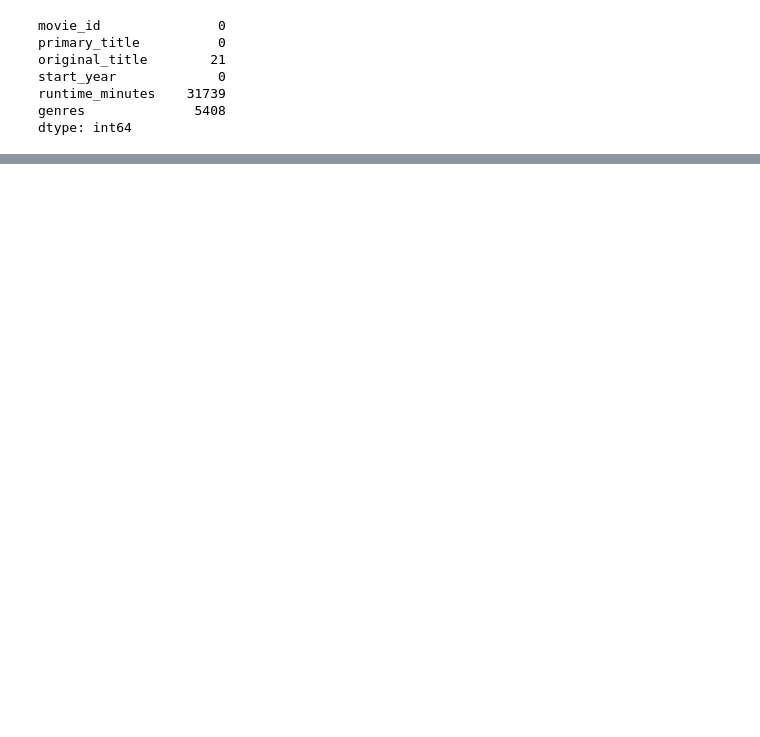
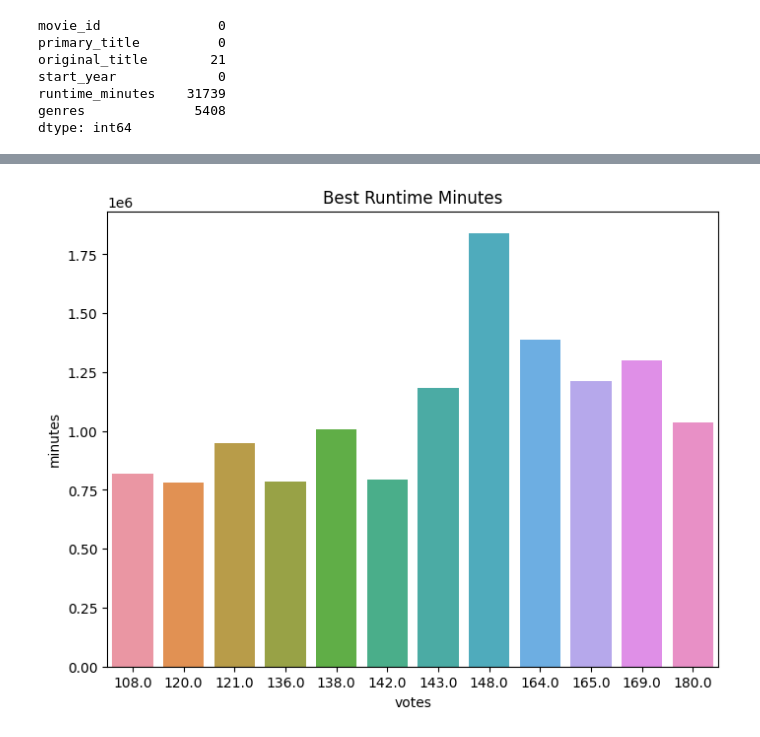
Before and after one commit to Victormawira/Phase-1-Project, a Jupyter notebook: student.ipynb, the cells around one changed output, grey strips where cells are left out. Cells and saved outputs as stored; diff of their text form; code cells hidden in the pictures; blank space fills up the shorter version.

```diff
--- a/student.ipynb
+++ b/student.ipynb
@@ -517,0 +354,8 @@ db_movieRating.head()
+# %%
+q ='''SELECT movie_id, original_title, runtime_minutes, genres, averagerating, numvotes
+FROM movie_basics
+JOIN movie_ratings
+USING(movie_id)
+;
+'''
+imdb = pd.read_sql(q,conn)
@@ -517,0 +513,5 @@ db_movieRating.head()
+# %%
+# identifying the movies runtime minutes with the highest votes.
+runtimevote = imdb.numvotes.groupby(imdb['runtime_minutes']).max()
+runtimevotes= runtimevote.sort_values(ascending = False).head(12)
+runtimevotes
@@ -517,0 +545,5 @@ db_movieRating.head()
+# %%
+# creating a dataframe
+runtimevotes= runtimevotes.rename_axis('votes')
+runtimevot= runtimevotes.reset_index(name='minutes')
+runtimevot
@@ -517,0 +564,7 @@ db_movieRating.head()
+# %%
+plt.figure(figsize=(8,6))
+barplot = sns.barplot(x='votes',y='minutes', data=runtimevot)
+barplot.set(title='Best Runtime Minutes')
+plt.show()
+# %% [output]
+[figure, added]
```
Also changed, not shown: parts of 127 cells of this notebook, 5 other files.
